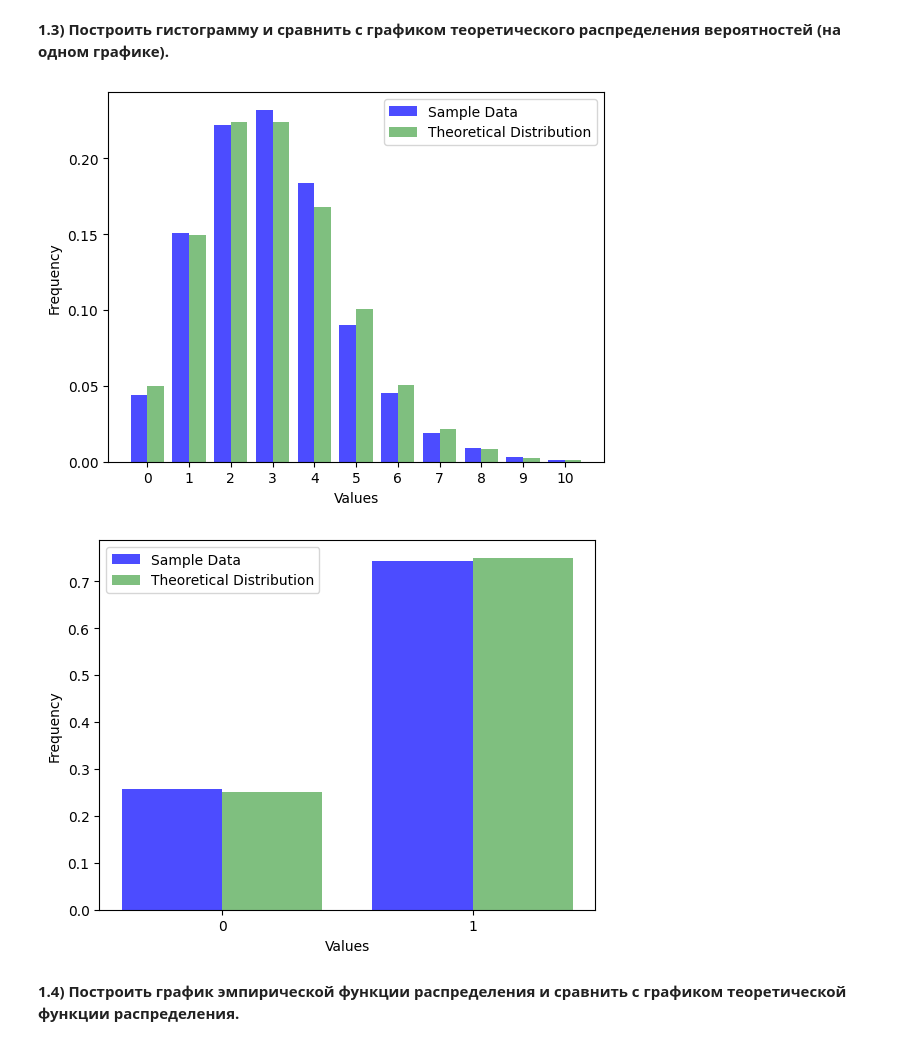
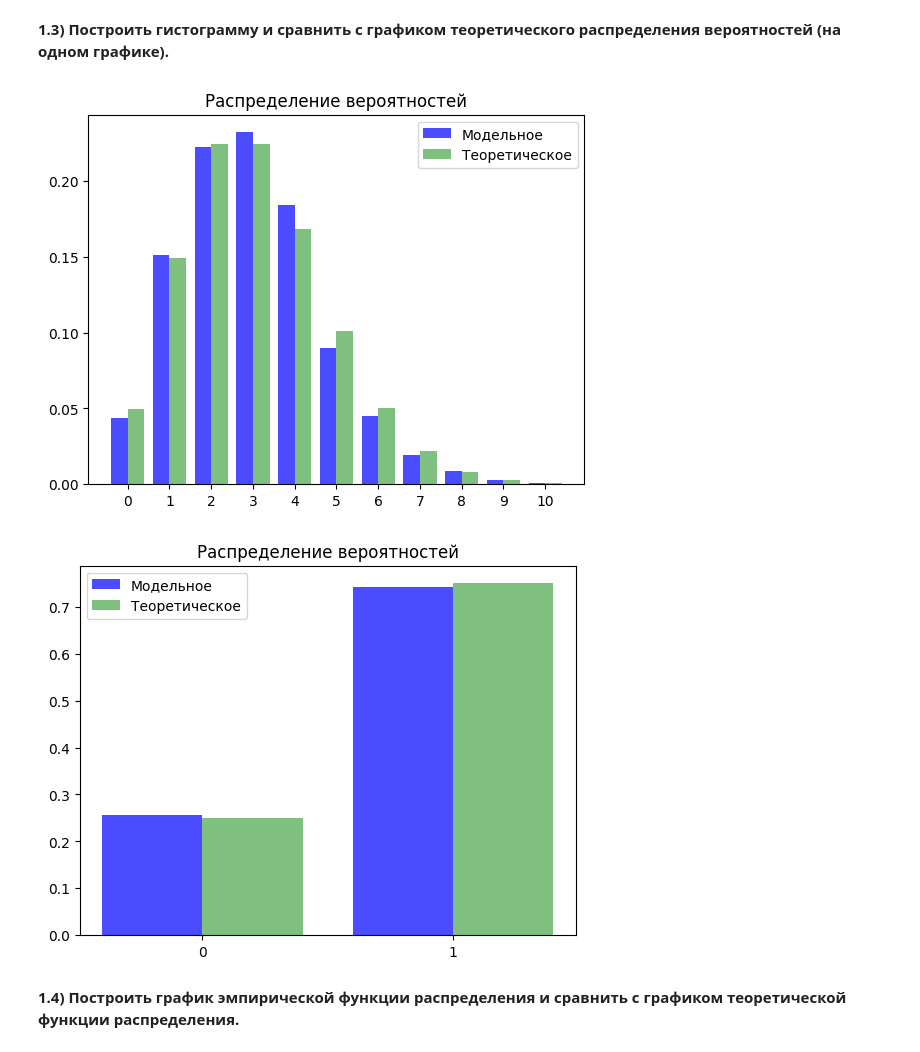
Before and after one commit to mprokhorov/bsu, a Jupyter notebook: simulational-and-statistical-modeling/lab2.ipynb, the cells around one changed output. Saved outputs shown, nothing was run; the diff lists cells and outputs as text; code cells hidden in the pictures.

```diff
--- a/simulational-and-statistical-modeling/lab2.ipynb
+++ b/simulational-and-statistical-modeling/lab2.ipynb
@@ -117,29 +117,28 @@ print('Истинное значение коэффициента асиммет
 # %%
 lambda_param = 3
 sample_data = poisson
 
 unique, counts = np.unique(sample_data, return_counts=True)
 frequency = dict(zip(unique, counts))
 
 theoretical_values = np.arange(0, max(unique) + 1)
 p_theoretical = scipy.stats.poisson.pmf(theoretical_values, lambda_param)
 
 sample_data_freq_scaled = {k: v / 1000 for k, v in frequency.items()}
 p_theoretical_scaled = p_theoretical / 1000 * len(sample_data)
 
 fig, ax = plt.subplots()
 
-ax.bar(np.array(list(sample_data_freq_scaled.keys())) - 0.2, list(sample_data_freq_scaled.values()), width=0.4, color='blue', alpha=0.7, label='Sample Data')
-ax.bar(np.array(theoretical_values) + 0.2, p_theoretical_scaled, width=0.4, color='green', alpha=0.5, label='Theoretical Distribution')
+ax.bar(np.array(list(sample_data_freq_scaled.keys())) - 0.2, list(sample_data_freq_scaled.values()), width=0.4, color='blue', alpha=0.7, label='Модельное')
+ax.bar(np.array(theoretical_values) + 0.2, p_theoretical_scaled, width=0.4, color='green', alpha=0.5, label='Теоретическое')
 
 ax.set_xticks(theoretical_values)
-ax.set_xlabel('Values')
-ax.set_ylabel('Frequency')
+ax.set_title('Распределение вероятностей')
 ax.legend()
 
 plt.show()
 # %% [output]
-[figure, old version]
+[figure, new version]
 # %%
 sample_data = bernulli
 
@@ -154,18 +153,17 @@ p_theoretical_scaled = np.array([q_theoretical, p_theoretical]) / 1000 * len(sam
 
 fig, ax = plt.subplots()
 
-ax.bar(np.array(list(sample_data_freq_scaled.keys())) - 0.2, list(sample_data_freq_scaled.values()), width=0.4, color='blue', alpha=0.7, label='Sample Data')
-ax.bar(np.array([0, 1]) + 0.2, p_theoretical_scaled, width=0.4, color='green', alpha=0.5, label='Theoretical Distribution')
+ax.bar(np.array(list(sample_data_freq_scaled.keys())) - 0.2, list(sample_data_freq_scaled.values()), width=0.4, color='blue', alpha=0.7, label='Модельное')
+ax.bar(np.array([0, 1]) + 0.2, p_theoretical_scaled, width=0.4, color='green', alpha=0.5, label='Теоретическое')
 
 ax.set_xticks([0, 1])
 ax.set_xticklabels(['0', '1'])
-ax.set_xlabel('Values')
-ax.set_ylabel('Frequency')
+ax.set_title('Распределение вероятностей')
 ax.legend()
 
 plt.show()
 # %% [output]
-[figure, old version]
+[figure, new version]
 # %% [markdown]
 **1.4) Построить график эмпирической функции распределения и сравнить с графиком теоретической функции распределения.**
 # %%
```
Also changed, not shown: parts of 8 cells of this notebook.
